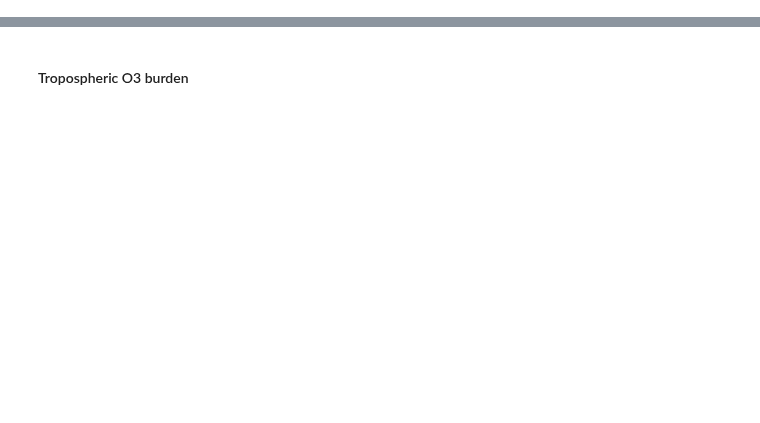
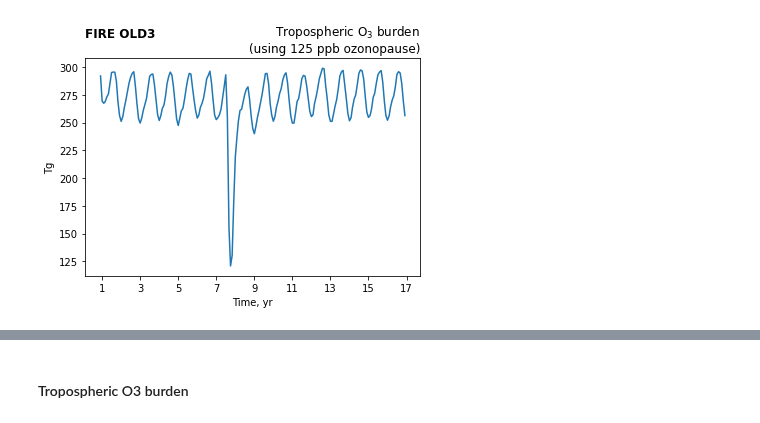
Before and after one commit to mzamyatina/phd_ukca, a Jupyter notebook: ukca_v7.3_run_qc.ipynb, the cells around one changed output, grey strips where cells are left out. Drawn from its saved outputs; the diff is of its cells as text; code cells hidden in the pictures; blank space fills up the shorter version.

```diff
--- a/ukca_v7.3_run_qc.ipynb
+++ b/ukca_v7.3_run_qc.ipynb
@@ -39,7 +34,7 @@ air_mass = iris.load_cube(str(path_to_exp / f"{EXPERIMENTS[exp]}_air_mass.nc"))
 gridbox_vol = iris.load_cube(
     str(path_to_processed.parent / "raw" / "ukca_n48_l60_geovol.nc"), "vol_theta"
 )
-if exp in ["CHEM", "MARI", "FIRE OLD2", "FIRE OLD3", "FIRE", "FULL"]:
+if exp in ["CHEM", "MARI", "FIRE OLD3", "FIRE", "FULL"]:
     meono2 = iris.load_cube(str(path_to_exp / f"{EXPERIMENTS[exp]}_meono2.nc"))
     etono2 = iris.load_cube(str(path_to_exp / f"{EXPERIMENTS[exp]}_etono2.nc"))
     nprono2 = iris.load_cube(str(path_to_exp / f"{EXPERIMENTS[exp]}_nprono2.nc"))
@@ -104,0 +104,38 @@ else:
+# %%
+def calc_burden(cube, air_mass, trop_mask):
+    """Calculate the global tropospheric burden of a selected species in Tg."""
+    burden = (cube * air_mass * trop_mask).collapsed(
+        ["latitude", "longitude", "level_height"], iris.analysis.SUM
+    )
+    burden.convert_units("Tg")
+    burden.rename(cube.name())
+    return burden
+# %%
+o3_burden = calc_burden(o3, air_mass, trop_mask)
+# %%
+def plt_burden_time_series(cube):
+    fig, ax = plt.subplots()
+    ax.plot(tstamps, cube.data)
+    ax.set_title(f"{exp}\n", loc="left", weight="bold")
+    ax.set_xlabel("Time, yr")
+    ax.set_ylabel("Tg")
+
+    # Format xticklabels
+    iris.coord_categorisation.add_year(cube, "time", name="year")
+    iris.coord_categorisation.add_month(cube, "time", name="month")
+    plt.draw()
+    new_labels = [
+        int(i.get_text()) - cube.coord("year").points[0] for i in ax.get_xticklabels(which="both")
+    ]
+    ax.set_xticklabels(new_labels)
+
+    ax.set_title(
+        f"Tropospheric {GASES[cube.name()]['tex']} burden\n({S60N60_tex}using {trop_tex})",
+        loc="right",
+    )
+    figname = "_".join([i for i in [EXPERIMENTS[exp], cube.name(), "burden", trop_str, S60N60_str] if i])
+    fig.savefig(path_to_results / EXPERIMENTS[exp] / "metrics" / figname)
+# %%
+plt_burden_time_series(o3_burden)
+# %% [output]
+[figure, added]
```
Also changed, not shown: parts of 17 cells of this notebook.
